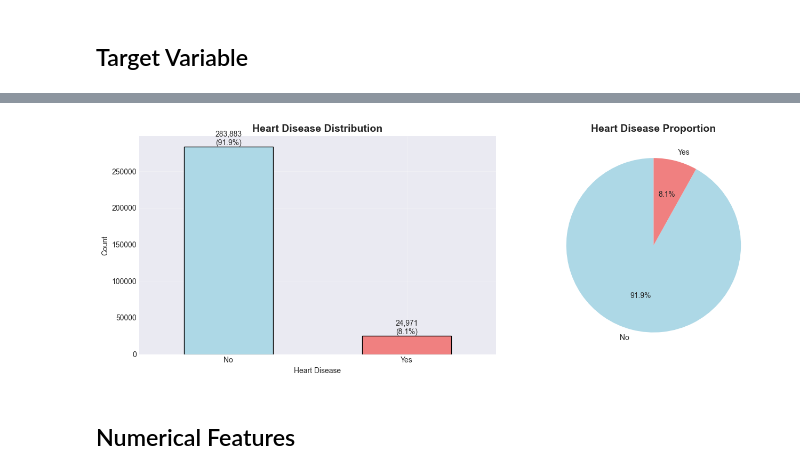
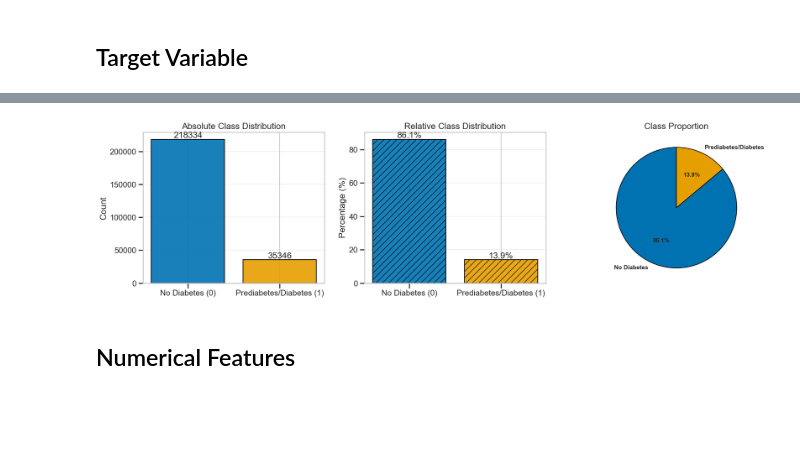
Before and after one commit to eyyuboeztuerk-arch/DPP-Stackfuel-Data-Science-Projekt, a Jupyter notebook: notebooks/01_exploration.ipynb, the cells around one changed output, grey strips where cells are left out. Cells and saved outputs as stored; diff of their text form; code cells hidden in the pictures; blank space fills up the shorter version.

Commit message:
adjust 01_exploration.ipynb due to new variables after data record change

```diff
--- a/notebooks/01_exploration.ipynb
+++ b/notebooks/01_exploration.ipynb
@@ -137,12 +182,13 @@ print("\n" + "="*80)
 print("DATA LOADING")
 print("="*80)
 
-# Load the dataset
-csv_path = r'C:\Users\Eyyub\Desktop\StackFuel\PortfolioProjekt\DPP-Stackfuel-Data-Science-Projekt\data\raw\cardiovascular-diseases-risk-prediction-dataset\CVD_cleaned.csv'
+csv_path = f"{destination}/{dataset_name}/{files[2]}"
+print(f"Attempting to load file from: {os.path.abspath(csv_path)}")
 df = pd.read_csv(csv_path)
 
-print(f"Shape: {df.shape[0]:,} rows × {df.shape[1]} columns")
-print(f"Memory usage: {df.memory_usage(deep=True).sum() / 1024**2:.2f} MB")
+print("\nDataset loaded successfully!")
+print(f"  Shape: {df.shape[0]:,} rows × {df.shape[1]} columns")
+print(f"  Memory usage: {df.memory_usage(deep=True).sum() / 1024**2:.2f} MB")
 # %% [output]
 ================================================================================
 DATA LOADING
@@ -400,38 +451,74 @@ No missing values found in the dataset!
 ## Target Variable
 # %%
 # =============================================================================
-# 7. TARGET VARIABLE ANALYSIS
+# 7. TARGET VARIABLE ANALYSIS: DIABETES_BINARY
 # =============================================================================
 print("\n" + "="*80)
-print("TARGET VARIABLE: HEART DISEASE")
+print("TARGET VARIABLE: DIABETES_BINARY")
 print("="*80)
 
-target_dist = df['Heart_Disease'].value_counts()
-print("\nHeart Disease Distribution:")
+print("\nTarget Variable Definition:")
+print("  0 = No Diabetes")
+print("  1 = Prediabetes or Diabetes")
+
+target_dist = df[target_col].value_counts().sort_index()
+labels_map = {0: 'No Diabetes', 1: 'Prediabetes/Diabetes'}
+
+print("\nDistribution:")
 for category, count in target_dist.items():
-    print(f"  {category:5}: {count:,} ({count/len(df)*100:.2f}%)")
+    label = labels_map.get(int(category), str(category)) # pyright: ignore[reportArgumentType]
+    print(f"  {category} ({label:20}): {count:,} ({count/len(df)*100:.2f}%)")
 
-# Visualize target distribution
-fig, axes = plt.subplots(1, 2, figsize=(14, 5))
+imbalance_ratio = target_dist.max() / target_dist.min()
+print(f"\nImbalance ratio (max/min): {imbalance_ratio:.2f}")
+if imbalance_ratio > 3:
+    print("Significant class imbalance. Consider class_weight='balanced' and macro metrics.")
+else:
+    print("Classes reasonably balanced.")
 
-# Count plot
-target_dist.plot(kind='bar', color=['lightblue', 'lightcoral'], edgecolor='black', ax=axes[0])
-axes[0].set_title('Heart Disease Distribution', fontsize=14, fontweight='bold')
-axes[0].set_xlabel('Heart Disease')
+# Visualizations (colorblind-safe + hatches)
+fig, axes = plt.subplots(1, 3, figsize=(18, 5))
+
+# Absolute counts
+axes[0].bar(target_dist.index.astype(int), target_dist.values,
+            color=[COLOR_CLASS_0, COLOR_CLASS_1], edgecolor='black',
+            alpha=0.9)
+axes[0].bar_label(axes[0].containers[0], fmt='%d')
+axes[0].set_xticks([0, 1])
+axes[0].set_xticklabels(['No Diabetes (0)', 'Prediabetes/Diabetes (1)'])
+axes[0].set_title('Absolute Class Distribution')
 axes[0].set_ylabel('Count')
-axes[0].tick_params(axis='x', rotation=0)
-axes[0].grid(True, alpha=0.3)
+axes[0].grid(axis='y', alpha=0.3)
 
-# Add value labels
-for i, v in enumerate(target_dist.values):
-    axes[0].text(i, v, f'{v:,}\n({v/len(df)*100:.1f}%)', ha='center', va='bottom')
+# Relative %
+rel_dist = (target_dist / len(df)) * 100
+axes[1].bar(rel_dist.index.astype(int), rel_dist.values,
+            color=[COLOR_CLASS_0, COLOR_CLASS_1], edgecolor='black',
+            alpha=0.9, hatch='//')
+axes[1].bar_label(axes[1].containers[0], fmt='%.1f%%')
+axes[1].set_xticks([0, 1])
+axes[1].set_xticklabels(['No Diabetes (0)', 'Prediabetes/Diabetes (1)'])
+axes[1].set_title('Relative Class Distribution')
+axes[1].set_ylabel('Percentage (%)')
+axes[1].grid(axis='y', alpha=0.3)
 
-# Pie chart
-axes[1].pie(target_dist.values, labels=target_dist.index, autopct='%1.1f%%',
-            colors=['lightblue', 'lightcoral'], startangle=90)
-axes[1].set_title('Heart Disease Proportion', fontsize=14, fontweight='bold')
+# Pie (use contrasting colors and bold text)
+wedges, texts, autotexts = axes[2].pie(
+    target_dist.values,
+    labels=[labels_map[int(i)] for i in target_dist.index],
+    autopct='%1.1f%%',
+    colors=[COLOR_CLASS_0, COLOR_CLASS_1],
+    startangle=90,
+    textprops={'fontsize': 11, 'fontweight': 'bold'}
+)
+for w in wedges:
+    w.set_linewidth(1.2)
+    w.set_edgecolor('black')
+axes[2].set_title('Class Proportion')
 
 plt.tight_layout()
 plt.show()
+
+df['Diabetes_binary_numeric'] = df[target_col].astype(int)
 # %% [output]
 ================================================================================
@@ -444,4 +538,4 @@ Heart Disease Distribution:
-[figure, old version]
+[figure, new version]
 # %% [markdown]
 ## Numerical Features
 # %%
```
Also changed, not shown: parts of 14 cells of this notebook.
